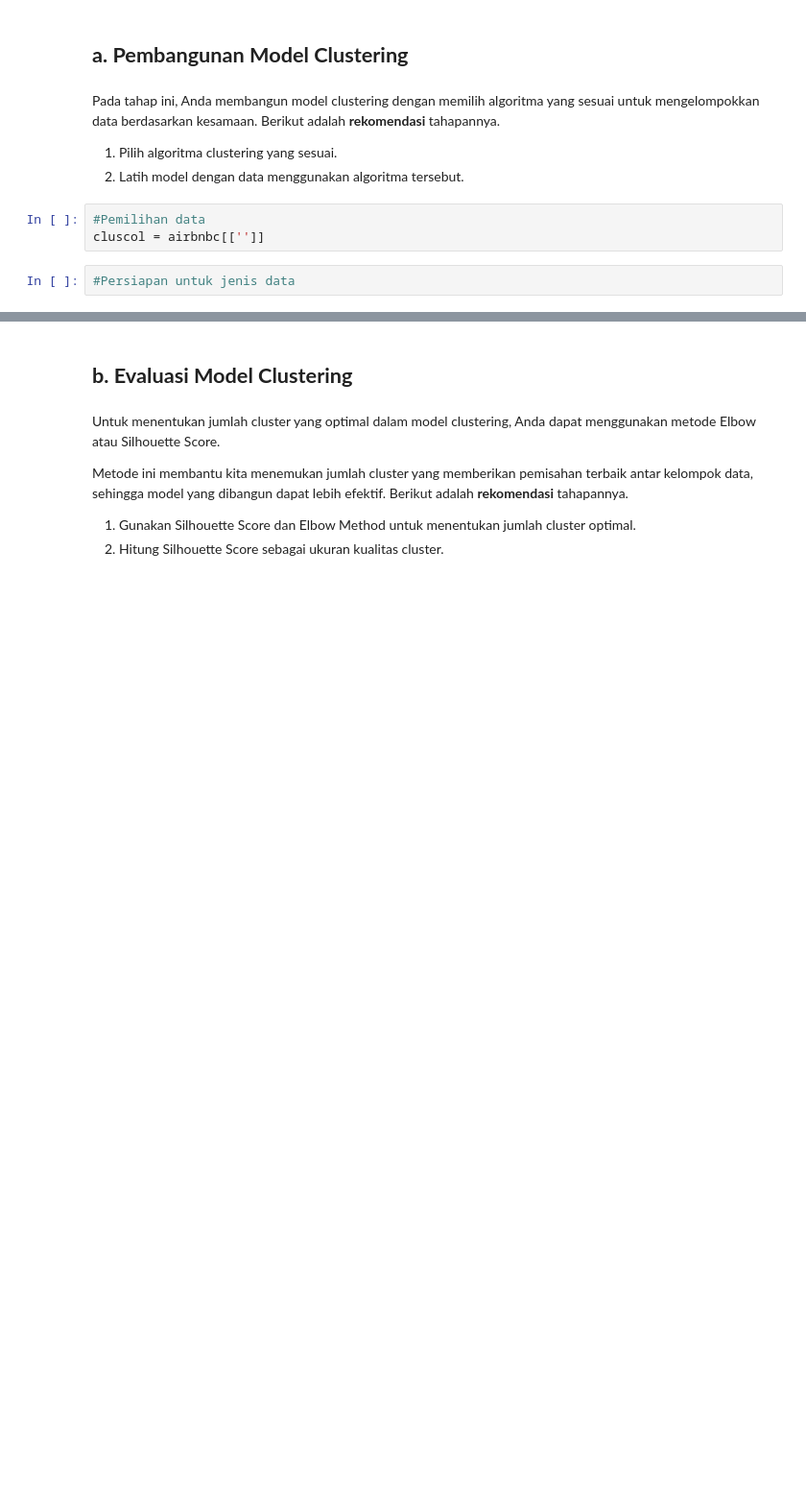
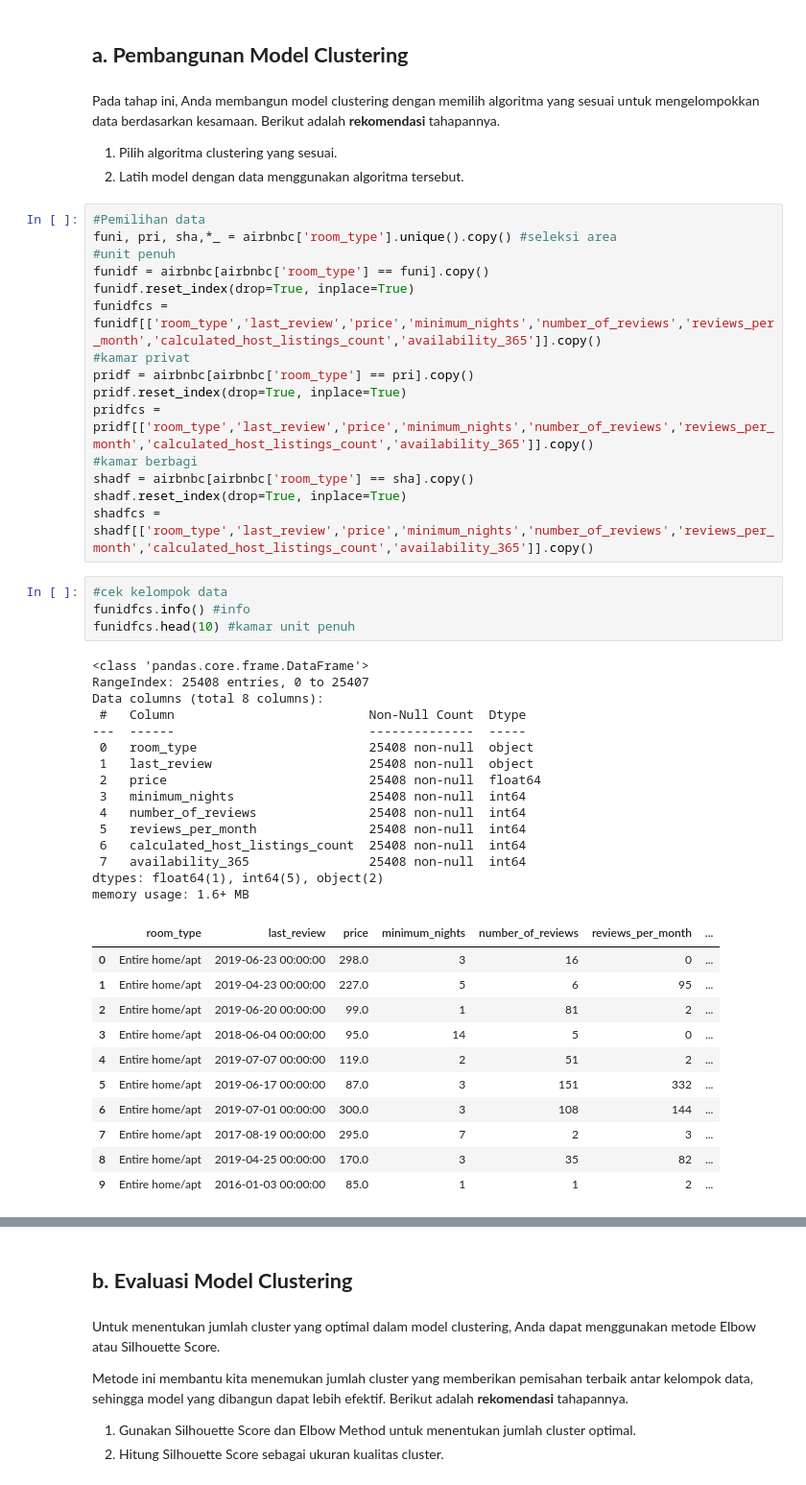
Before and after one commit to DGkurnia/cnkproject, a Jupyter notebook: BMLP_Derfansyah_Guswiranata_Kurnia_AirBNB_clus.ipynb, the cells around one changed output, grey strips where cells are left out. Shown at 96% size. Cells and saved outputs as stored; diff of their text form; blank space fills up the shorter version.

```diff
--- a/BMLP_Derfansyah_Guswiranata_Kurnia_AirBNB_clus.ipynb
+++ b/BMLP_Derfansyah_Guswiranata_Kurnia_AirBNB_clus.ipynb
@@ -367,8 +409,49 @@ countsplot('neighbourhood_group')
 Pada tahap ini, Anda membangun model clustering dengan memilih algoritma yang sesuai untuk mengelompokkan data berdasarkan kesamaan. Berikut adalah **rekomendasi** tahapannya.
 1. Pilih algoritma clustering yang sesuai.
 2. Latih model dengan data menggunakan algoritma tersebut.
-# %%
-#Pemilihan data
-cluscol = airbnbc[['']]
-# %%
-#Persiapan untuk jenis data
+# %%
+#Pemilihan data
+funi, pri, sha,*_ = airbnbc['room_type'].unique().copy() #seleksi area
+#unit penuh
+funidf = airbnbc[airbnbc['room_type'] == funi].copy()
+funidf.reset_index(drop=True, inplace=True)
+funidfcs = funidf[['room_type','last_review','price','minimum_nights','number_of_reviews','reviews_per_month','calculated_host_listings_count','availability_365']].copy()
+#kamar privat
+pridf = airbnbc[airbnbc['room_type'] == pri].copy()
+pridf.reset_index(drop=True, inplace=True)
+pridfcs = pridf[['room_type','last_review','price','minimum_nights','number_of_reviews','reviews_per_month','calculated_host_listings_count','availability_365']].copy()
+#kamar berbagi
+shadf = airbnbc[airbnbc['room_type'] == sha].copy()
+shadf.reset_index(drop=True, inplace=True)
+shadfcs = shadf[['room_type','last_review','price','minimum_nights','number_of_reviews','reviews_per_month','calculated_host_listings_count','availability_365']].copy()
+# %%
+#cek kelompok data
+funidfcs.info() #info
+funidfcs.head(10) #kamar unit penuh
+# %% [output]
+<class 'pandas.core.frame.DataFrame'>
+RangeIndex: 25408 entries, 0 to 25407
+Data columns (total 8 columns):
+ #   Column                          Non-Null Count  Dtype
+---  ------                          --------------  -----
+ 0   room_type                       25408 non-null  object
+ 1   last_review                     25408 non-null  object
+ 2   price                           25408 non-null  float64
+ 3   minimum_nights                  25408 non-null  int64
+ 4   number_of_reviews               25408 non-null  int64
+ 5   reviews_per_month               25408 non-null  int64
+ 6   calculated_host_listings_count  25408 non-null  int64
+ 7   availability_365                25408 non-null  int64
+dtypes: float64(1), int64(5), object(2)
+memory usage: 1.6+ MB
+|  | room_type | last_review | price | minimum_nights | number_of_reviews | reviews_per_month | ... |
+| 0 | Entire home/apt | 2019-06-23 00:00:00 | 298.0 | 3 | 16 | 0 | ... |
+| 1 | Entire home/apt | 2019-04-23 00:00:00 | 227.0 | 5 | 6 | 95 | ... |
+| 2 | Entire home/apt | 2019-06-20 00:00:00 | 99.0 | 1 | 81 | 2 | ... |
+| 3 | Entire home/apt | 2018-06-04 00:00:00 | 95.0 | 14 | 5 | 0 | ... |
+| 4 | Entire home/apt | 2019-07-07 00:00:00 | 119.0 | 2 | 51 | 2 | ... |
+| 5 | Entire home/apt | 2019-06-17 00:00:00 | 87.0 | 3 | 151 | 332 | ... |
+| 6 | Entire home/apt | 2019-07-01 00:00:00 | 300.0 | 3 | 108 | 144 | ... |
+| 7 | Entire home/apt | 2017-08-19 00:00:00 | 295.0 | 7 | 2 | 3 | ... |
+| 8 | Entire home/apt | 2019-04-25 00:00:00 | 170.0 | 3 | 35 | 82 | ... |
+| 9 | Entire home/apt | 2016-01-03 00:00:00 | 85.0 | 1 | 1 | 2 | ... |
```
Also changed, not shown: parts of 38 cells of this notebook.
